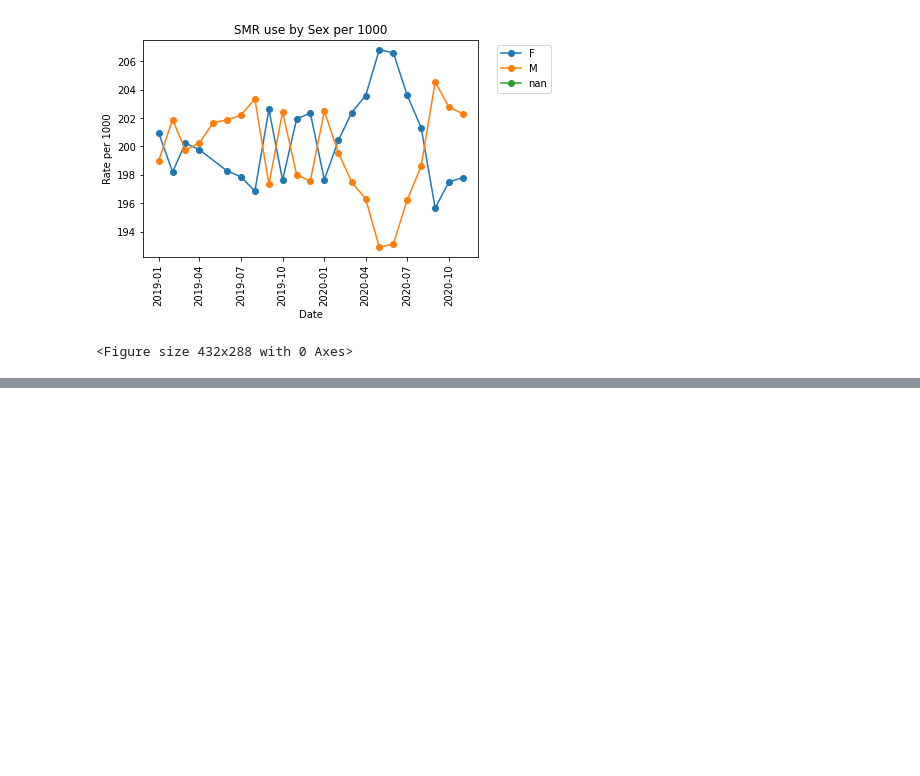
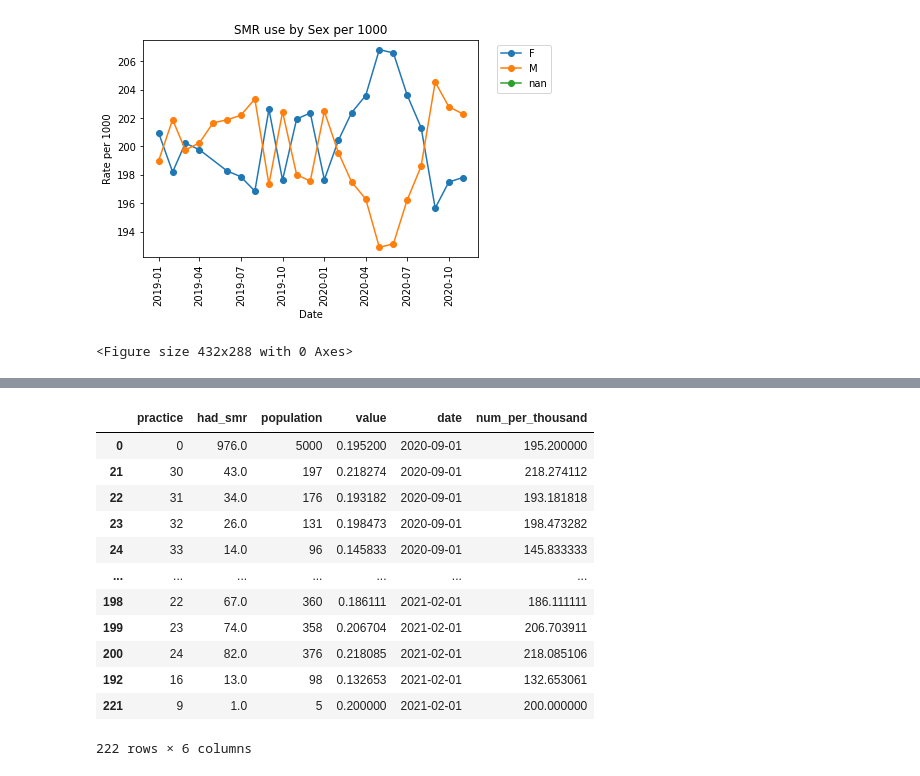
Before and after one commit to opensafely/SRO-smr, a Jupyter notebook: Untitled.ipynb, the cells around one changed output, grey strips where cells are left out. Cells and saved outputs as stored; diff of their text form; code cells hidden in the pictures; blank space fills up the shorter version.

```diff
--- a/Untitled.ipynb
+++ b/Untitled.ipynb
@@ -282,0 +568,57 @@ measures = [
+# %%
+measures_df_total_by_practice = pd.read_csv(
+    'output/measures/measure_smr_total_by_practice.csv')
+def to_datetime_sort(df):
+    df['date'] = pd.to_datetime(df['date'])
+    df.sort_values(by='date', inplace=True)
+
+to_datetime_sort(measures_df_total_by_practice)
+
+class Measure:
+  def __init__(self, id, numerator, denominator, group_by):
+    self.id = id
+    self.numerator=numerator
+    self.denominator=denominator
+    self.group_by=group_by
+
+m = Measure(
+        id="smr_total_by_practice",
+        numerator="had_smr",
+        denominator="population",
+        group_by=["practice"],
+    )
+def redact_small_numbers(df, n, m):
+    """
+    Takes measures df and converts any row to nana where value of denominator or numerater in measure m equal to
+    or below n
+    Returns df of same shape.
+    """
+    mask_n = df[m.numerator].isin(list(range(0, n+1)))
+    mask_d = df[m.denominator].isin(list(range(0, n+1)))
+    mask = mask_n | mask_d
+    df.loc[mask, :] = np.nan
+    return df
+
+
+# redact_small_numbers(measures_df_total_by_practice, 5, m)
+def calculate_rate(df, value_col='had_smr', population_col='population'):
+    num_per_thousand = df[value_col]/(df[population_col]/1000)
+    df['num_per_thousand'] = num_per_thousand
+
+calculate_rate(measures_df_total_by_practice)
+# %%
+measures_df_total_by_practice
+# %% [output]
+|  | practice | had_smr | population | value | date | num_per_thousand |
+| 0 | 0 | 976.0 | 5000 | 0.195200 | 2020-09-01 | 195.200000 |
+| 21 | 30 | 43.0 | 197 | 0.218274 | 2020-09-01 | 218.274112 |
+| 22 | 31 | 34.0 | 176 | 0.193182 | 2020-09-01 | 193.181818 |
+| 23 | 32 | 26.0 | 131 | 0.198473 | 2020-09-01 | 198.473282 |
+| 24 | 33 | 14.0 | 96 | 0.145833 | 2020-09-01 | 145.833333 |
+| ... | ... | ... | ... | ... | ... | ... |
+| 198 | 22 | 67.0 | 360 | 0.186111 | 2021-02-01 | 186.111111 |
+| 199 | 23 | 74.0 | 358 | 0.206704 | 2021-02-01 | 206.703911 |
+| 200 | 24 | 82.0 | 376 | 0.218085 | 2021-02-01 | 218.085106 |
+| 192 | 16 | 13.0 | 98 | 0.132653 | 2021-02-01 | 132.653061 |
+| 221 | 9 | 1.0 | 5 | 0.200000 | 2021-02-01 | 200.000000 |
+222 rows × 6 columns
```
Also changed, not shown: parts of 2 cells of this notebook, 6 other files.
